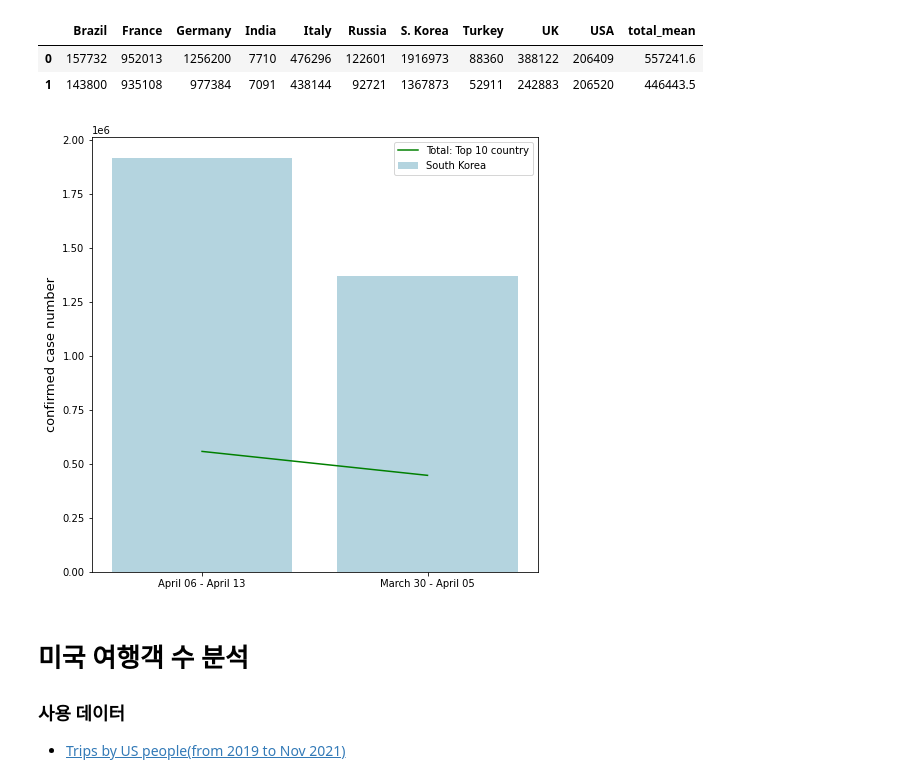
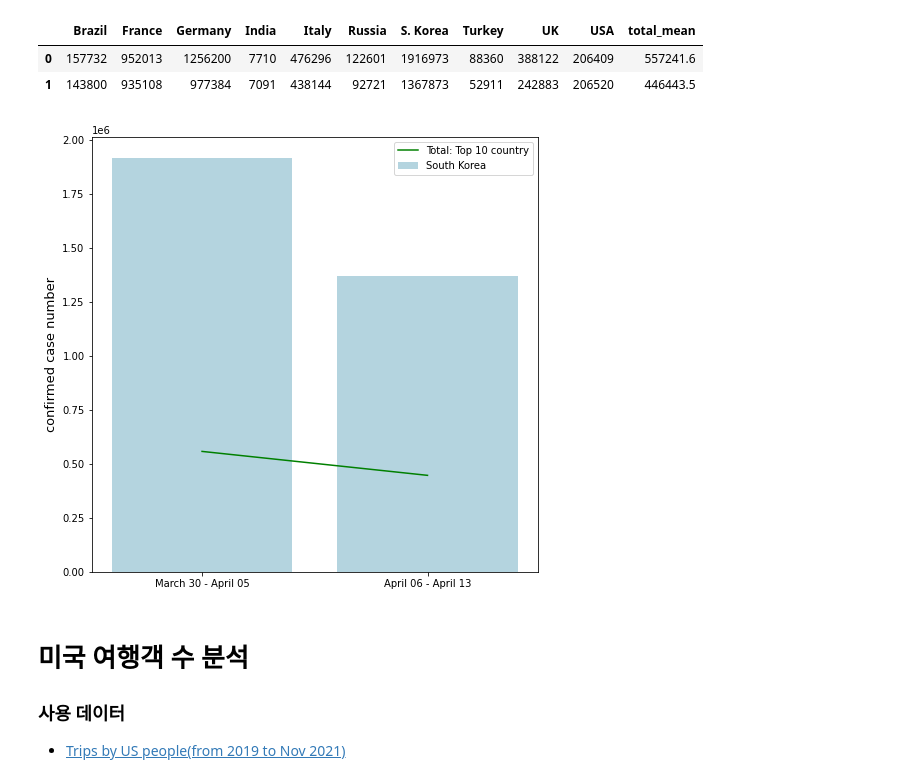
Before and after one commit to rnrn99/michelin_muglang, a Jupyter notebook: data_analysis/covid_tour_정윤지.ipynb, the cells around one changed output. Cells and saved outputs as stored; diff of their text form; code cells hidden in the pictures.

```diff
--- a/data_analysis/covid_tour_정윤지.ipynb
+++ b/data_analysis/covid_tour_정윤지.ipynb
@@ -243,14 +243,14 @@ temp
 # %%
 plt.figure(figsize=(8,8))
 sns.barplot(data=temp, x=[0,1], y='S. Korea', label='South Korea', color='lightblue')
 plt.plot([0,1], temp['total_mean'], color='green', label='Total: Top 10 country')
-plt.xticks(np.arange(0,2), labels=['April 06 - April 13', 'March 30 - April 05'])
+plt.xticks(np.arange(0,2), labels=['March 30 - April 05', 'April 06 - April 13'])
 plt.ylabel('confirmed case number', size=13)
 plt.legend()
 plt.show()
 # plt.savefig('/content/drive/MyDrive/Colab Notebooks/한국과 전체.png', dpi=300)
 # %% [output]
-[figure, old version]
+[figure, new version]
 # %% [markdown]
 # 미국 여행객 수 분석
 ### 사용 데이터
```
Also changed, not shown: parts of 1 cell of this notebook.
